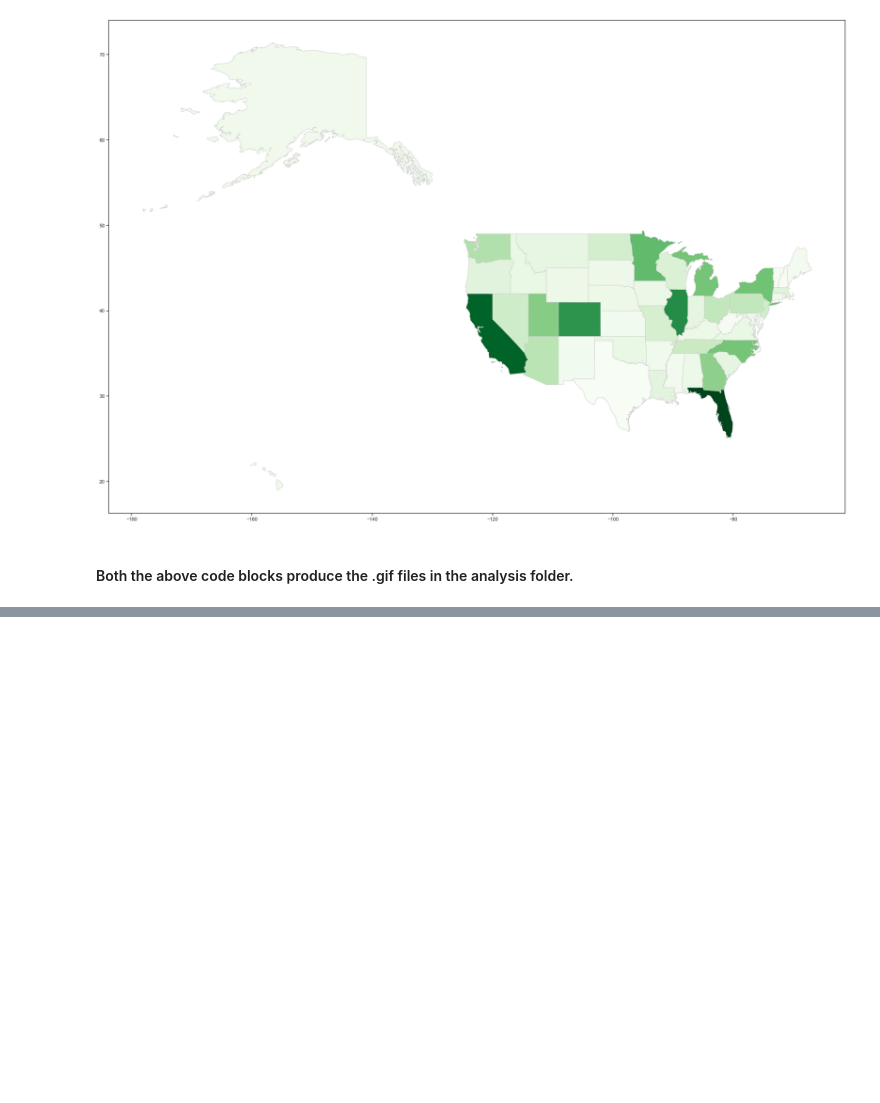
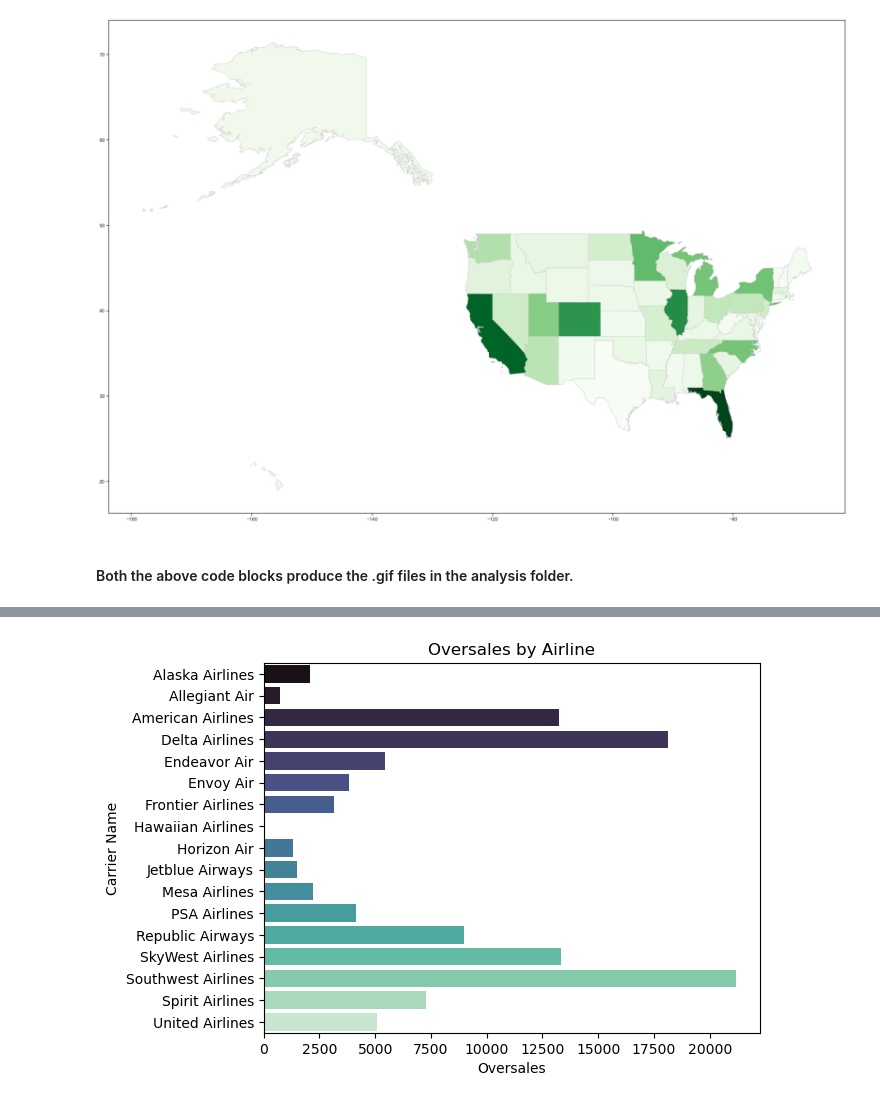
Before and after one commit to ubco-W2022T2-data301/project-group-group51, a Jupyter notebook: analysis/analysis1.ipynb, the cells around one changed output, grey strips where cells are left out. Cells and saved outputs as stored; diff of their text form; code cells hidden in the pictures; blank space fills up the shorter version.

```diff
--- a/analysis/analysis1.ipynb
+++ b/analysis/analysis1.ipynb
@@ -163,0 +154,6 @@ heatdf1=
+# %%
+airlinedata2.head()
+oversales=airlinedata2.groupby('Airline')['oversales'].sum().reset_index()
+hist=sns.barplot(data=oversales,x='oversales',y='Airline',palette="mako").set(xlabel="Oversales",ylabel="Carrier Name",title="Oversales by Airline")
+# %% [output]
+[figure, added]
```
Also changed, not shown: parts of 8 cells of this notebook.
